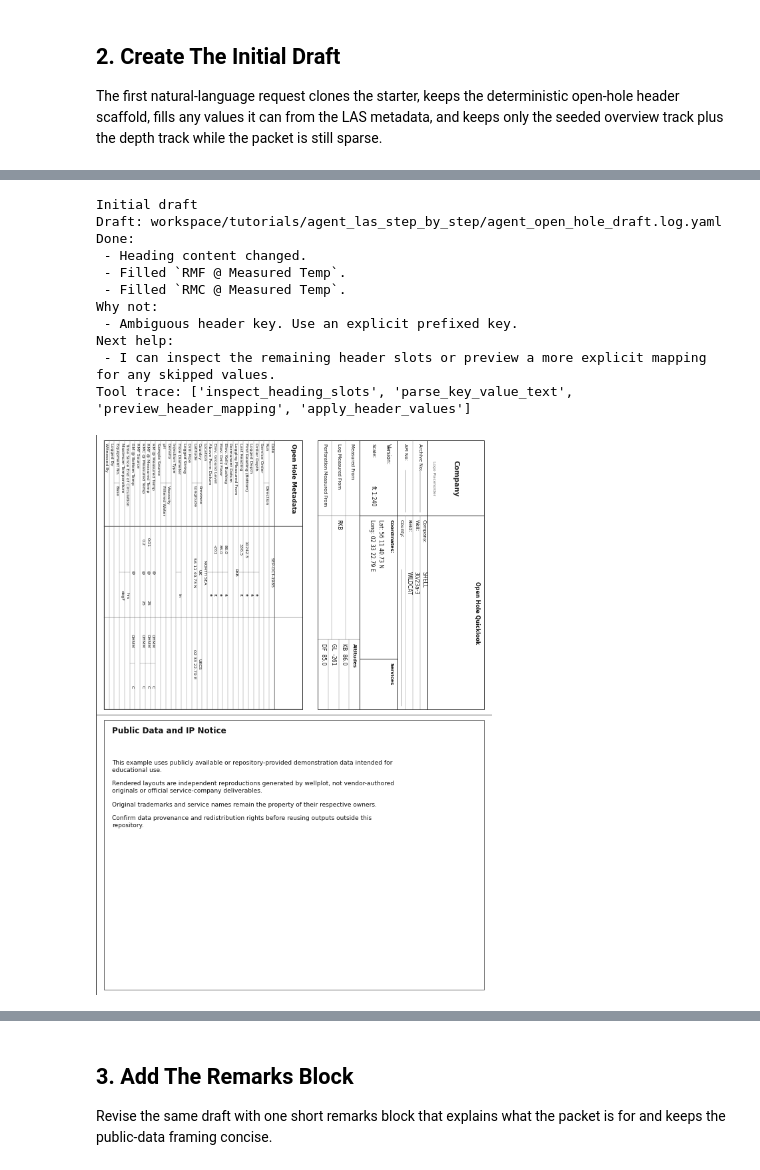
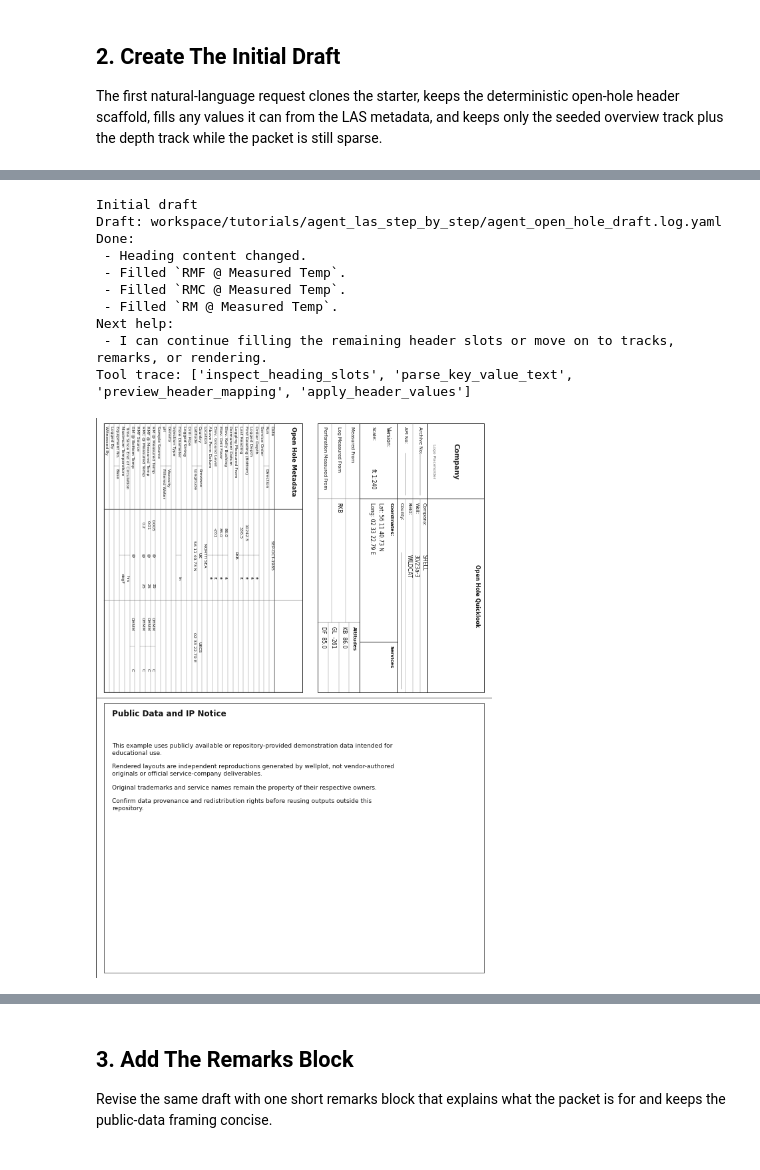
Before and after one commit to cschrupp/wellplot, a Jupyter notebook: examples/notebooks/user/agent_las_step_by_step.ipynb, the cells around one changed output, grey strips where cells are left out. Cells and saved outputs as stored; diff of their text form; code cells hidden in the pictures.

Commit message:
Complete H6 natural header clarification

```diff
--- a/examples/notebooks/user/agent_las_step_by_step.ipynb
+++ b/examples/notebooks/user/agent_las_step_by_step.ipynb
@@ -208,26 +223,25 @@ Tool trace: ['summarize_logfile_draft', 'inspect_authoring_vocab', 'inspect_head
 # %%
 seed_result = await session.run(
     goal=f"""
         Fill the following header fields with the following values:
-        - Rmf: 0.01 @ 25
-        - Rmc: 0.2 @ 25
-        - Rm: 0.005 @ 35
+        - Rmf measured: 0.01 @ 25
+        - Rmc measured: 0.2 @ 25
+        - Rm measured: 0.005 @ 35
 
     """,
     source_logfile_path=STARTER_LOGFILE,
 )
 
 display_authoring_result("Initial draft", seed_result, preview="report", include_phase_previews=True)
 # %% [output]
 Initial draft
 Draft: workspace/tutorials/agent_las_step_by_step/agent_open_hole_draft.log.yaml
 Done:
  - Heading content changed.
  - Filled `RMF @ Measured Temp`.
  - Filled `RMC @ Measured Temp`.
-Why not:
- - Ambiguous header key. Use an explicit prefixed key.
+ - Filled `RM @ Measured Temp`.
 Next help:
- - I can inspect the remaining header slots or preview a more explicit mapping for any skipped values.
+ - I can continue filling the remaining header slots or move on to tracks, remarks, or rendering.
 Tool trace: ['inspect_heading_slots', 'parse_key_value_text', 'preview_header_mapping', 'apply_header_values']
-[figure, old version]
+[figure, new version]
```
Also changed, not shown: parts of 13 cells of this notebook, 21 other files.
